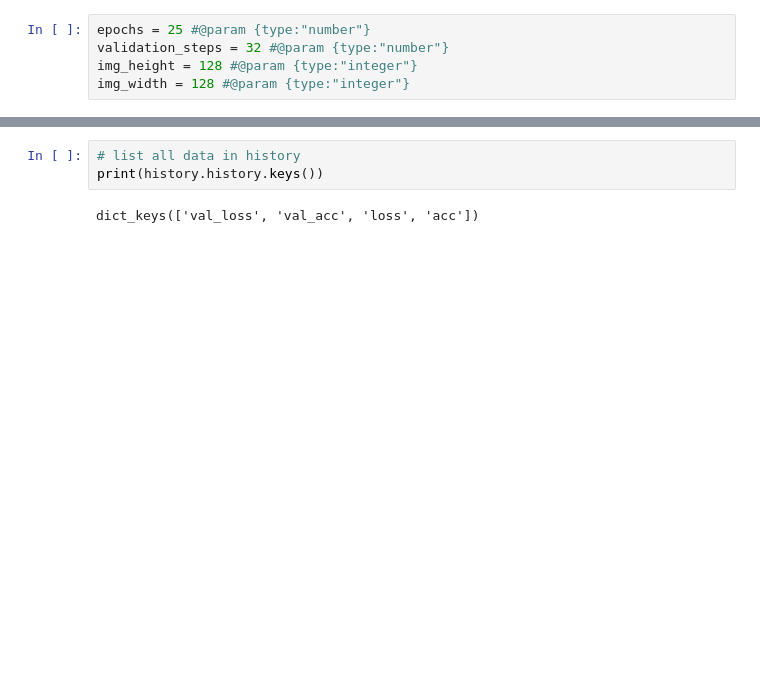
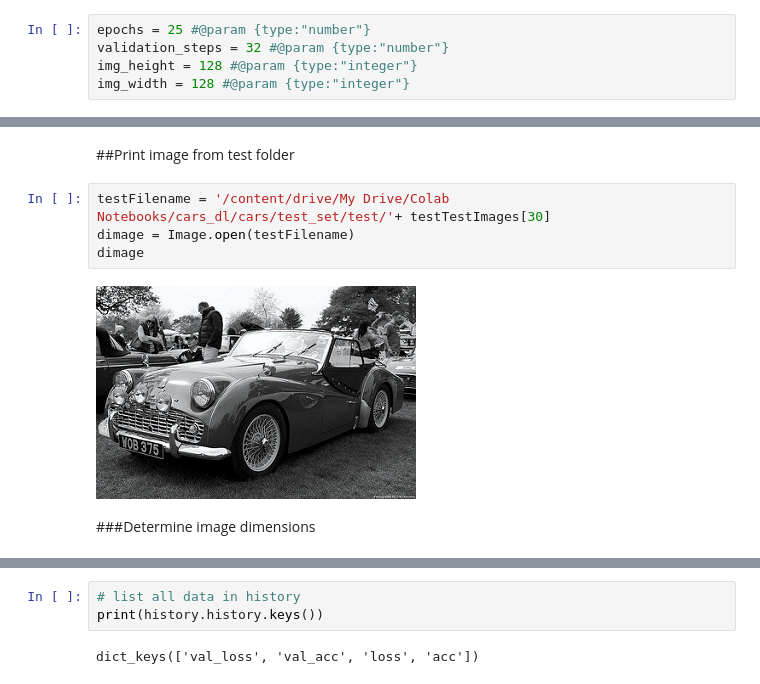
Before and after one commit to S3688570/Cars_Deep_Learning, a Jupyter notebook: test.ipynb, the cells around one changed output, grey strips where cells are left out. Saved outputs shown, nothing was run; the diff lists cells and outputs as text; blank space fills up the shorter version.

```diff
--- a/test.ipynb
+++ b/test.ipynb
@@ -26,0 +74,10 @@ img_width = 128 #@param {type:"integer"}
+# %% [markdown]
+##Print image from test folder
+# %%
+testFilename = '/content/drive/My Drive/Colab Notebooks/cars_dl/cars/test_set/test/'+ testTestImages[30]
+dimage = Image.open(testFilename)
+dimage
+# %% [output]
+[figure, added]
+# %% [markdown]
+###Determine image dimensions
```
Also changed, not shown: parts of 32 cells of this notebook.
